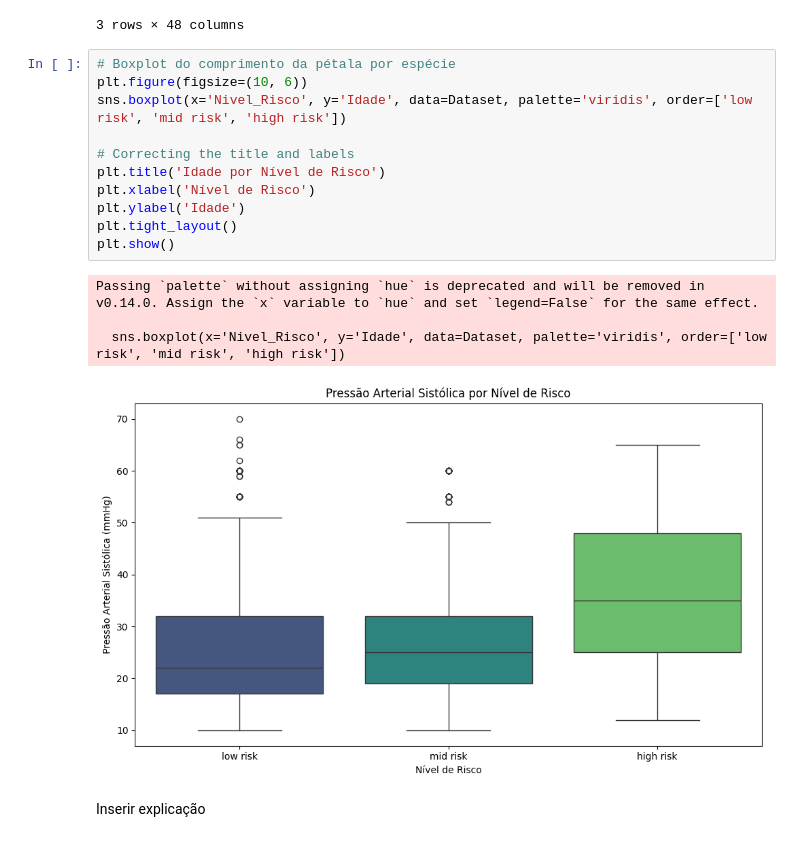
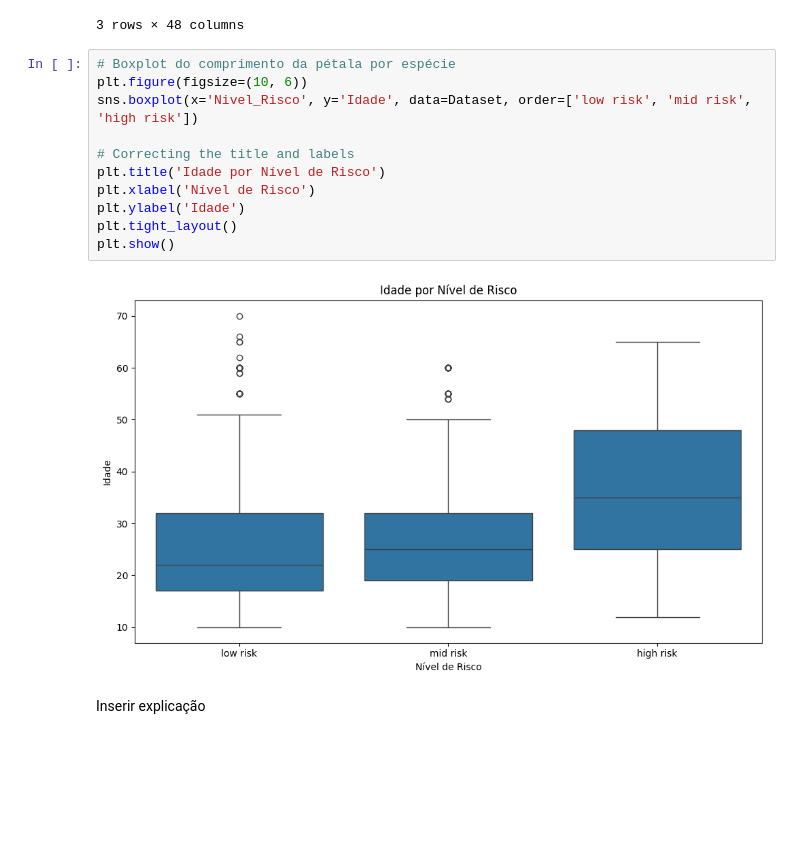
Before and after one commit to AlineFiori/MVP, a Jupyter notebook: Template_Análise_de_Dados_Pregnancy.ipynb, the cells around one changed output. Drawn from its saved outputs; the diff is of its cells as text; blank space fills up the shorter version.

```diff
--- a/Template_Análise_de_Dados_Pregnancy.ipynb
+++ b/Template_Análise_de_Dados_Pregnancy.ipynb
@@ -329,19 +332,16 @@ Dataset.groupby('Nivel_Risco').describe()
 # %%
 # Boxplot do comprimento da pétala por espécie
 plt.figure(figsize=(10, 6))
-sns.boxplot(x='Nivel_Risco', y='Idade', data=Dataset, palette='viridis', order=['low risk', 'mid risk', 'high risk'])
+sns.boxplot(x='Nivel_Risco', y='Idade', data=Dataset, order=['low risk', 'mid risk', 'high risk'])
 
 # Correcting the title and labels
 plt.title('Idade por Nível de Risco')
 plt.xlabel('Nível de Risco')
 plt.ylabel('Idade')
 plt.tight_layout()
 plt.show()
 # %% [output]
-Passing `palette` without assigning `hue` is deprecated and will be removed in v0.14.0. Assign the `x` variable to `hue` and set `legend=False` for the same effect.
-
-  sns.boxplot(x='Nivel_Risco', y='Idade', data=Dataset, palette='viridis', order=['low risk', 'mid risk', 'high risk'])
-[figure, old version]
+[figure, new version]
 # %% [markdown]
 Inserir explicação
 # %% [markdown]
```
Also changed, not shown: parts of 41 cells of this notebook.
